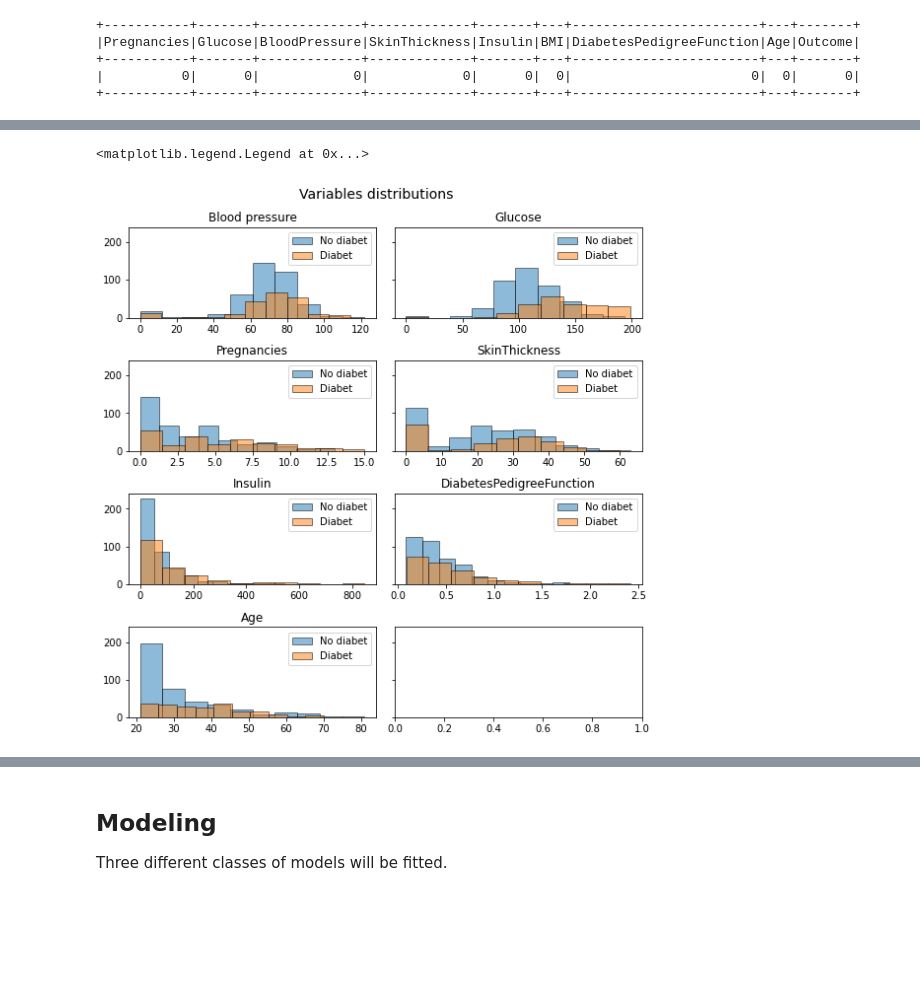
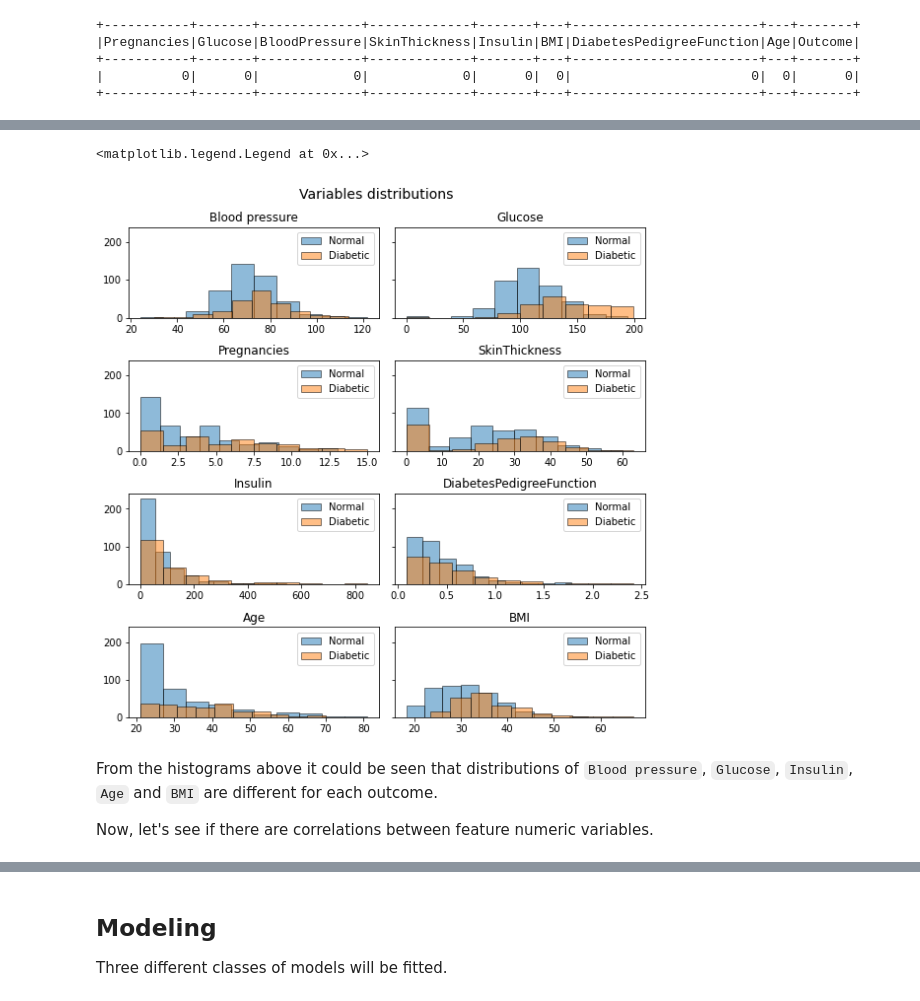
Before and after one commit to peshekhodko/FinalProject, a Jupyter notebook: FinalProject.ipynb, the cells around one changed output, grey strips where cells are left out. Drawn from its saved outputs; the diff is of its cells as text; code cells hidden in the pictures; blank space fills up the shorter version.

```diff
--- a/FinalProject.ipynb
+++ b/FinalProject.ipynb
@@ -58,0 +73,3 @@ data.head()
+# %%
+data.BloodPressure.replace(0,data[data.BloodPressure!=0].BloodPressure.mean(),inplace=True)
+data.BMI.replace (0, data[data.BMI!=0].BMI.mean(),inplace=True)
@@ -183,45 +211,54 @@ ps.options.plotting.backend = 'matplotlib'
 eda_train = train.to_pandas_on_spark()
 
 fig, axs = plt.subplots(4, 2, sharey=True, tight_layout=True, figsize = (8, 8))
 fig.suptitle("Variables distributions", fontsize=14)
-axs[0,0].hist(eda_train.loc[eda_train.Outcome == "0", ["BloodPressure"]].BloodPressure,  alpha = 0.5, ec="black", label="No diabet")
-axs[0,0].hist(eda_train.loc[eda_train.Outcome == "1", ["BloodPressure"]].BloodPressure,  alpha = 0.5, ec="black", label = "Diabet")
+axs[0,0].hist(eda_train.loc[eda_train.Outcome == "0", ["BloodPressure"]].BloodPressure,  alpha = 0.5, ec="black", label="Normal")
+axs[0,0].hist(eda_train.loc[eda_train.Outcome == "1", ["BloodPressure"]].BloodPressure,  alpha = 0.5, ec="black", label = "Diabetic")
 axs[0,0].set_title("Blood pressure")
 axs[0,0].legend()
 
 
-axs[0,1].hist(eda_train.loc[eda_train.Outcome == "0", ["Glucose"]].Glucose,  alpha = 0.5, ec="black", label="No diabet")
-axs[0,1].hist(eda_train.loc[eda_train.Outcome == "1", ["Glucose"]].Glucose,  alpha = 0.5, ec="black", label = "Diabet")
+axs[0,1].hist(eda_train.loc[eda_train.Outcome == "0", ["Glucose"]].Glucose,  alpha = 0.5, ec="black", label="Normal")
+axs[0,1].hist(eda_train.loc[eda_train.Outcome == "1", ["Glucose"]].Glucose,  alpha = 0.5, ec="black", label = "Diabetic")
 axs[0,1].set_title("Glucose")
 axs[0,1].legend()
 
-axs[1,0].hist(eda_train.loc[eda_train.Outcome == "0", ["Pregnancies"]].Pregnancies,  alpha = 0.5, ec="black", label="No diabet")
-axs[1,0].hist(eda_train.loc[eda_train.Outcome == "1", ["Pregnancies"]].Pregnancies,  alpha = 0.5, ec="black", label = "Diabet")
+axs[1,0].hist(eda_train.loc[eda_train.Outcome == "0", ["Pregnancies"]].Pregnancies,  alpha = 0.5, ec="black", label="Normal")
+axs[1,0].hist(eda_train.loc[eda_train.Outcome == "1", ["Pregnancies"]].Pregnancies,  alpha = 0.5, ec="black", label = "Diabetic")
 axs[1,0].set_title("Pregnancies")
 axs[1,0].legend()
 
 
-axs[1,1].hist(eda_train.loc[eda_train.Outcome == "0", ["SkinThickness"]].SkinThickness,  alpha = 0.5, ec="black", label="No diabet")
-axs[1,1].hist(eda_train.loc[eda_train.Outcome == "1", ["SkinThickness"]].SkinThickness,  alpha = 0.5, ec="black", label = "Diabet")
+axs[1,1].hist(eda_train.loc[eda_train.Outcome == "0", ["SkinThickness"]].SkinThickness,  alpha = 0.5, ec="black", label="Normal")
+axs[1,1].hist(eda_train.loc[eda_train.Outcome == "1", ["SkinThickness"]].SkinThickness,  alpha = 0.5, ec="black", label = "Diabetic")
 axs[1,1].set_title("SkinThickness")
 axs[1,1].legend()
 
 
-axs[2,0].hist(eda_train.loc[eda_train.Outcome == "0", ["Insulin"]].Insulin,  alpha = 0.5, ec="black", label="No diabet")
-axs[2,0].hist(eda_train.loc[eda_train.Outcome == "1", ["Insulin"]].Insulin,  alpha = 0.5, ec="black", label = "Diabet")
+axs[2,0].hist(eda_train.loc[eda_train.Outcome == "0", ["Insulin"]].Insulin,  alpha = 0.5, ec="black", label="Normal")
+axs[2,0].hist(eda_train.loc[eda_train.Outcome == "1", ["Insulin"]].Insulin,  alpha = 0.5, ec="black", label = "Diabetic")
 axs[2,0].set_title("Insulin")
 axs[2,0].legend()
 
-axs[2,1].hist(eda_train.loc[eda_train.Outcome == "0", ["DiabetesPedigreeFunction"]].DiabetesPedigreeFunction,  alpha = 0.5, ec="black", label="No diabet")
-axs[2,1].hist(eda_train.loc[eda_train.Outcome == "1", ["DiabetesPedigreeFunction"]].DiabetesPedigreeFunction,  alpha = 0.5, ec="black", label = "Diabet")
+axs[2,1].hist(eda_train.loc[eda_train.Outcome == "0", ["DiabetesPedigreeFunction"]].DiabetesPedigreeFunction,  alpha = 0.5, ec="black", label="Normal")
+axs[2,1].hist(eda_train.loc[eda_train.Outcome == "1", ["DiabetesPedigreeFunction"]].DiabetesPedigreeFunction,  alpha = 0.5, ec="black", label = "Diabetic")
 axs[2,1].set_title("DiabetesPedigreeFunction")
 axs[2,1].legend()
 
 
-axs[3,0].hist(eda_train.loc[eda_train.Outcome == "0", ["Age"]].Age,  alpha = 0.5, ec="black", label="No diabet")
-axs[3,0].hist(eda_train.loc[eda_train.Outcome == "1", ["Age"]].Age,  alpha = 0.5, ec="black", label = "Diabet")
+axs[3,0].hist(eda_train.loc[eda_train.Outcome == "0", ["Age"]].Age,  alpha = 0.5, ec="black", label="Normal")
+axs[3,0].hist(eda_train.loc[eda_train.Outcome == "1", ["Age"]].Age,  alpha = 0.5, ec="black", label = "Diabetic")
 axs[3,0].set_title("Age")
 axs[3,0].legend()
+
+axs[3,1].hist(eda_train.loc[eda_train.Outcome == "0", ["BMI"]].BMI,  alpha = 0.5, ec="black", label="Normal")
+axs[3,1].hist(eda_train.loc[eda_train.Outcome == "1", ["BMI"]].BMI,  alpha = 0.5, ec="black", label = "Diabetic")
+axs[3,1].set_title("BMI")
+axs[3,1].legend()
 # %% [output]
 <matplotlib.legend.Legend at 0x...>
-[figure, old version]
+[figure, new version]
+# %% [markdown]
+From the histograms above it could be seen that distributions of `Blood pressure`, `Glucose`, `Insulin`, `Age` and `BMI` are different for each outcome.
+
+Now, let's see if there are correlations between feature numeric variables.
```
Also changed, not shown: parts of 58 cells of this notebook.
